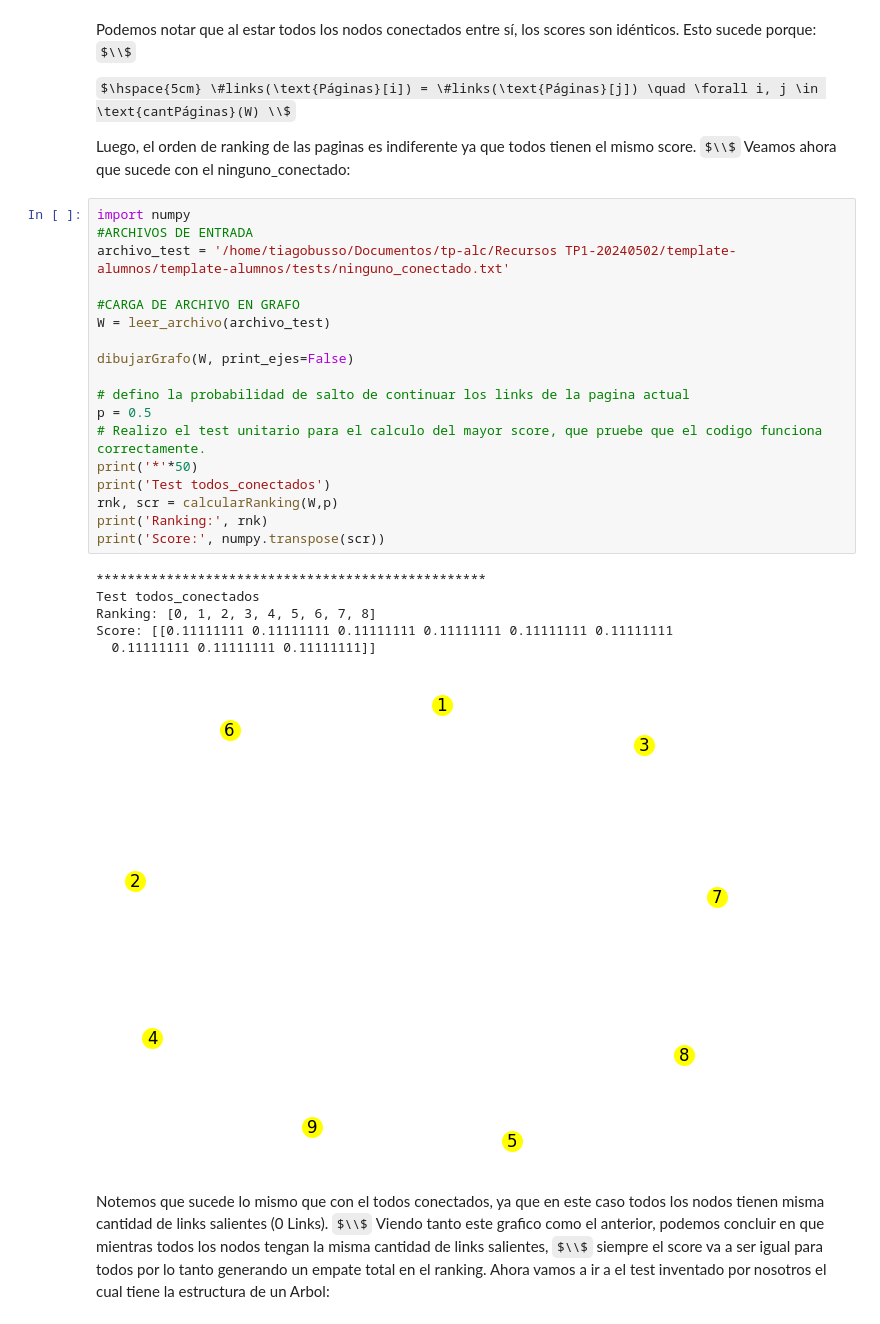
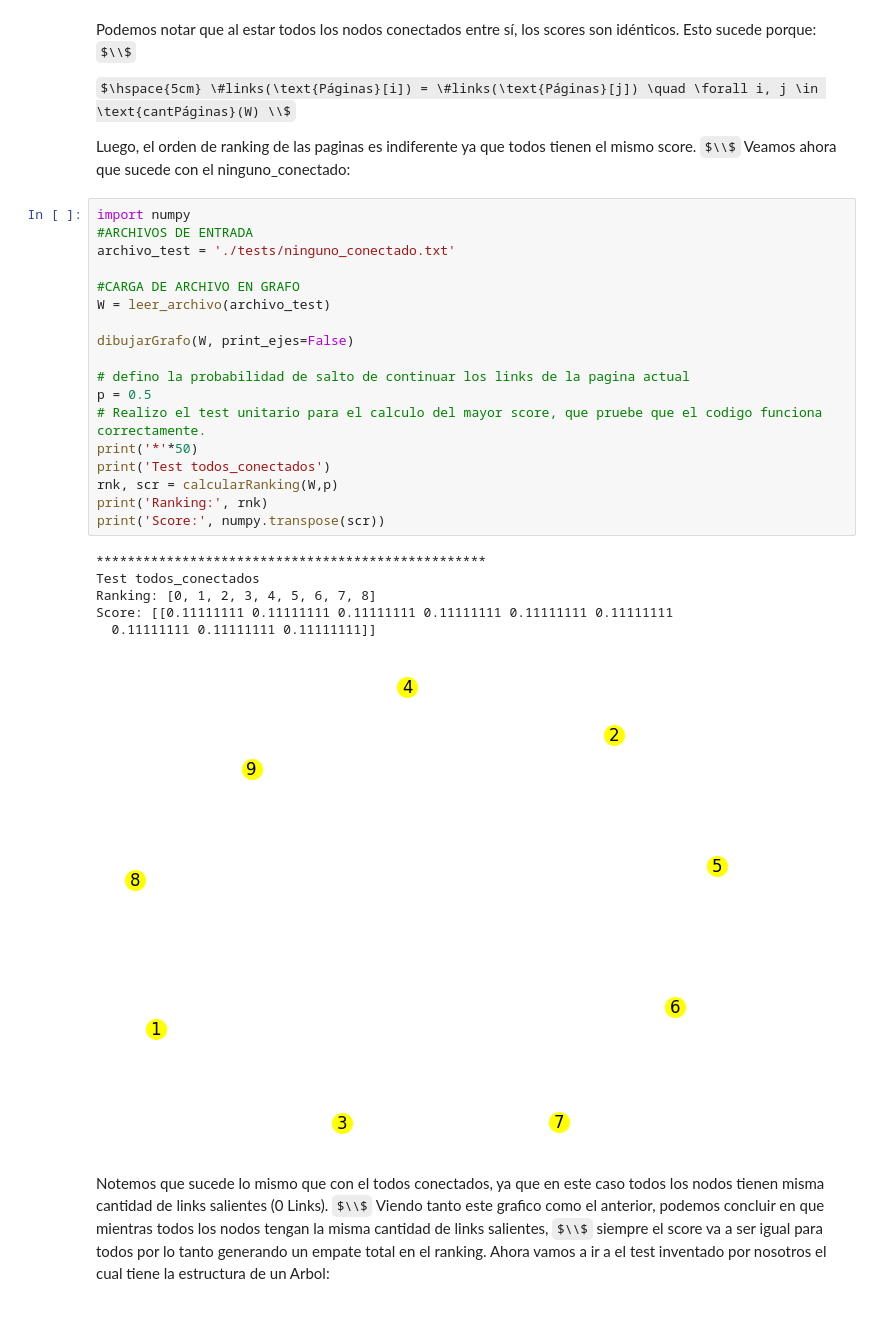
Before and after one commit to lmendezayl/uba-alc, a Jupyter notebook: Recursos TP1-20240502/template-alumnos/template-alumnos/grupo_Mendez_Busso_TP1.ipynb, the cells around one changed output. Drawn from its saved outputs; the diff is of its cells as text; some formulas as TeX source.

```diff
--- a/Recursos TP1-20240502/template-alumnos/template-alumnos/grupo_Mendez_Busso_TP1.ipynb
+++ b/Recursos TP1-20240502/template-alumnos/template-alumnos/grupo_Mendez_Busso_TP1.ipynb
@@ -143,28 +143,28 @@ Veamos ahora que sucede con el ninguno_conectado:
 # %%
 import numpy
 #ARCHIVOS DE ENTRADA
-archivo_test = '/home/tiagobusso/Documentos/tp-alc/Recursos TP1-20240502/template-alumnos/template-alumnos/tests/ninguno_conectado.txt'
+archivo_test = './tests/ninguno_conectado.txt'
 
 #CARGA DE ARCHIVO EN GRAFO
 W = leer_archivo(archivo_test)
 
 dibujarGrafo(W, print_ejes=False)
 
 # defino la probabilidad de salto de continuar los links de la pagina actual
 p = 0.5
 # Realizo el test unitario para el calculo del mayor score, que pruebe que el codigo funciona correctamente.
 print('*'*50)
 print('Test todos_conectados')
 rnk, scr = calcularRanking(W,p)
 print('Ranking:', rnk)
 print('Score:', numpy.transpose(scr))
 # %% [output]
 **************************************************
 Test todos_conectados
 Ranking: [0, 1, 2, 3, 4, 5, 6, 7, 8]
 Score: [[0.11111111 0.11111111 0.11111111 0.11111111 0.11111111 0.11111111
   0.11111111 0.11111111 0.11111111]]
-[figure, old version]
+[figure, new version]
 # %% [markdown]
 Notemos que sucede lo mismo que con el todos conectados, ya que en este caso todos los nodos tienen misma cantidad de links salientes (0 Links). $\\$
 Viendo tanto este grafico como el anterior, podemos concluir en que mientras todos los nodos tengan la misma cantidad de links salientes, $\\$
```
Also changed, not shown: parts of 8 cells of this notebook.
